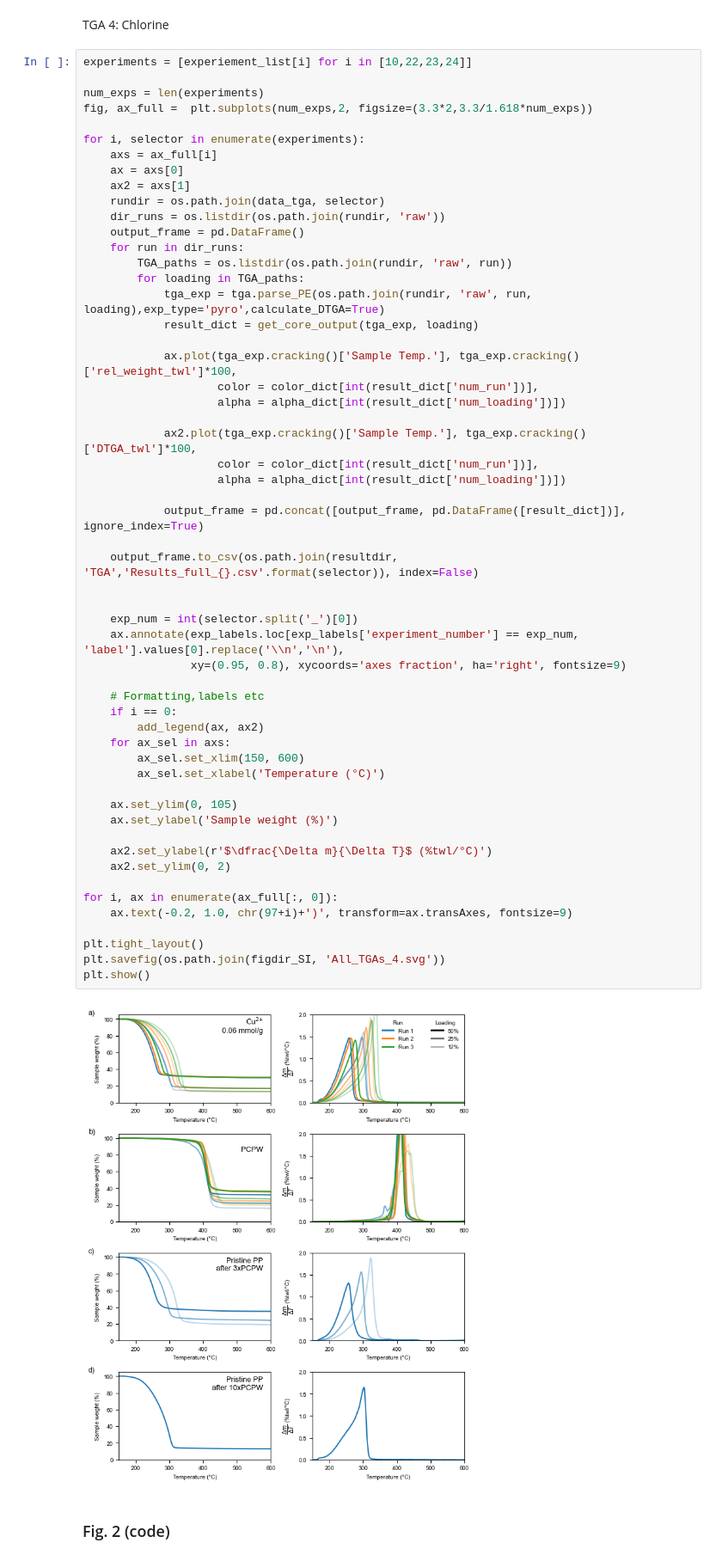
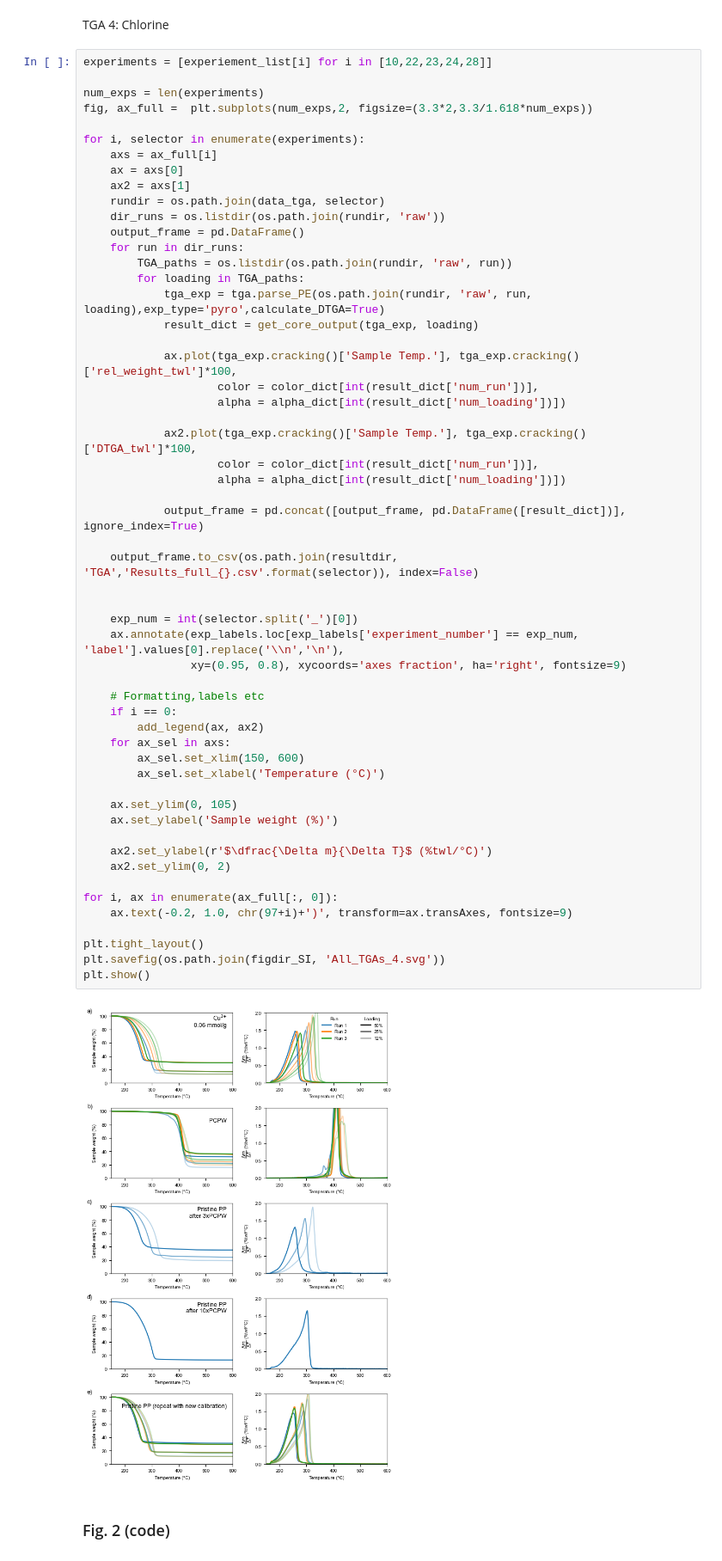
Before and after one commit to MyonicS/Manuscript_Impurities_2025, a Jupyter notebook: Impuritites_notebook.ipynb, the cells around one changed output. Shown at 86% size. Cells and saved outputs as stored; diff of their text form.

```diff
--- a/Impuritites_notebook.ipynb
+++ b/Impuritites_notebook.ipynb
@@ -361,7 +361,7 @@ plt.show()
 # %% [markdown]
 TGA 4: Chlorine
 # %%
-experiments = [experiement_list[i] for i in [10,22,23,24]]
+experiments = [experiement_list[i] for i in [10,22,23,24,28]]
 
 num_exps = len(experiments)
 fig, ax_full =  plt.subplots(num_exps,2, figsize=(3.3*2,3.3/1.618*num_exps))
@@ -389,34 +389,34 @@ for i, selector in enumerate(experiments):
 
             output_frame = pd.concat([output_frame, pd.DataFrame([result_dict])], ignore_index=True)
 
     output_frame.to_csv(os.path.join(resultdir, 'TGA','Results_full_{}.csv'.format(selector)), index=False)
 
 
     exp_num = int(selector.split('_')[0])
     ax.annotate(exp_labels.loc[exp_labels['experiment_number'] == exp_num, 'label'].values[0].replace('\\n','\n'),
                 xy=(0.95, 0.8), xycoords='axes fraction', ha='right', fontsize=9)
 
     # Formatting,labels etc
     if i == 0:
         add_legend(ax, ax2)
     for ax_sel in axs:
         ax_sel.set_xlim(150, 600)
         ax_sel.set_xlabel('Temperature (°C)')
 
     ax.set_ylim(0, 105)
     ax.set_ylabel('Sample weight (%)')
 
     ax2.set_ylabel(r'$\dfrac{\Delta m}{\Delta T}$ (%twl/°C)')
     ax2.set_ylim(0, 2)
 
 for i, ax in enumerate(ax_full[:, 0]):
     ax.text(-0.2, 1.0, chr(97+i)+')', transform=ax.transAxes, fontsize=9)
 
 plt.tight_layout()
 plt.savefig(os.path.join(figdir_SI, 'All_TGAs_4.svg'))
 plt.show()
 # %% [output]
-[figure, old version]
+[figure, new version]
 # %% [markdown]
 ### Fig. 2 (code)
 # %%
```
Also changed, not shown: parts of 31 cells of this notebook, 13 other files.
